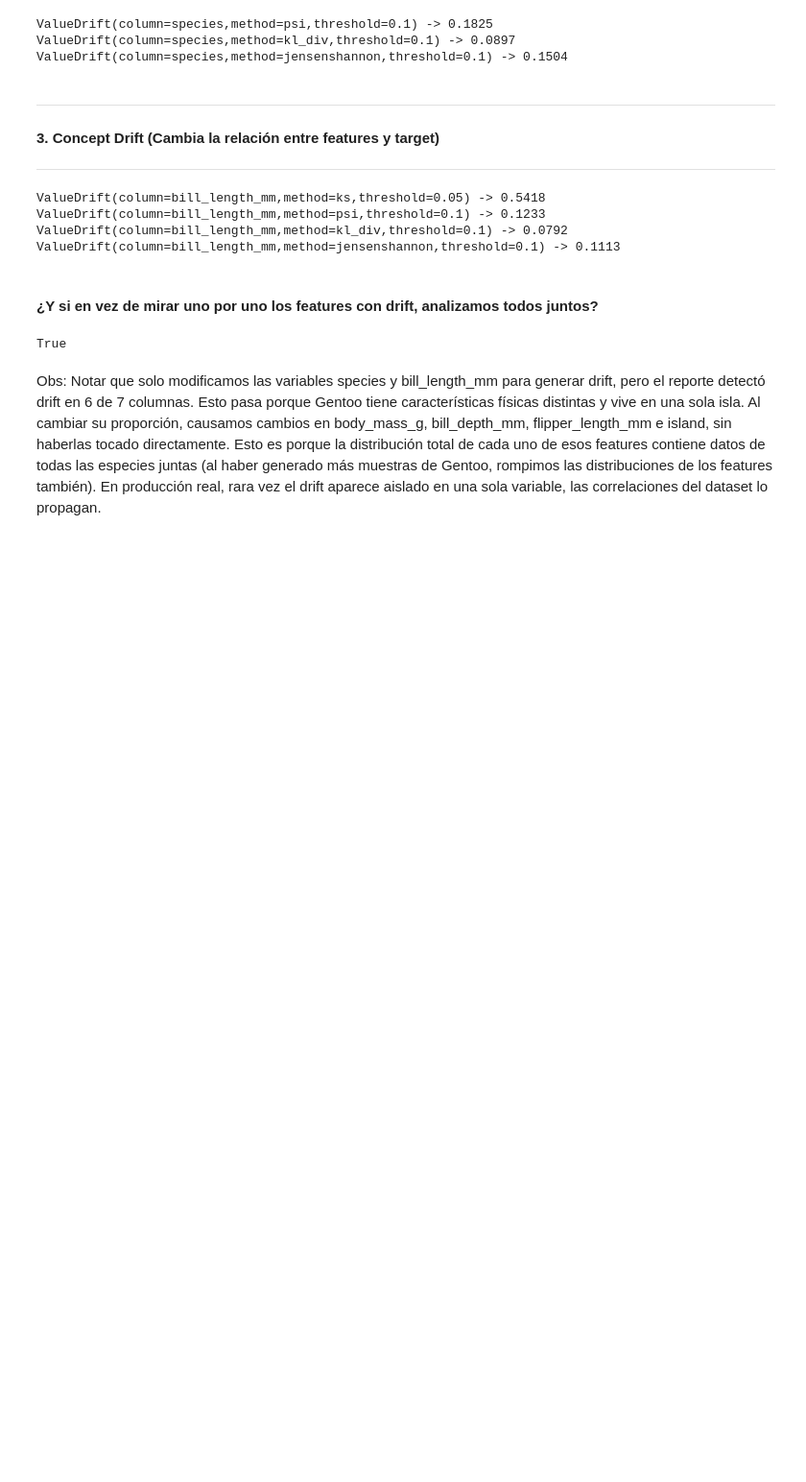
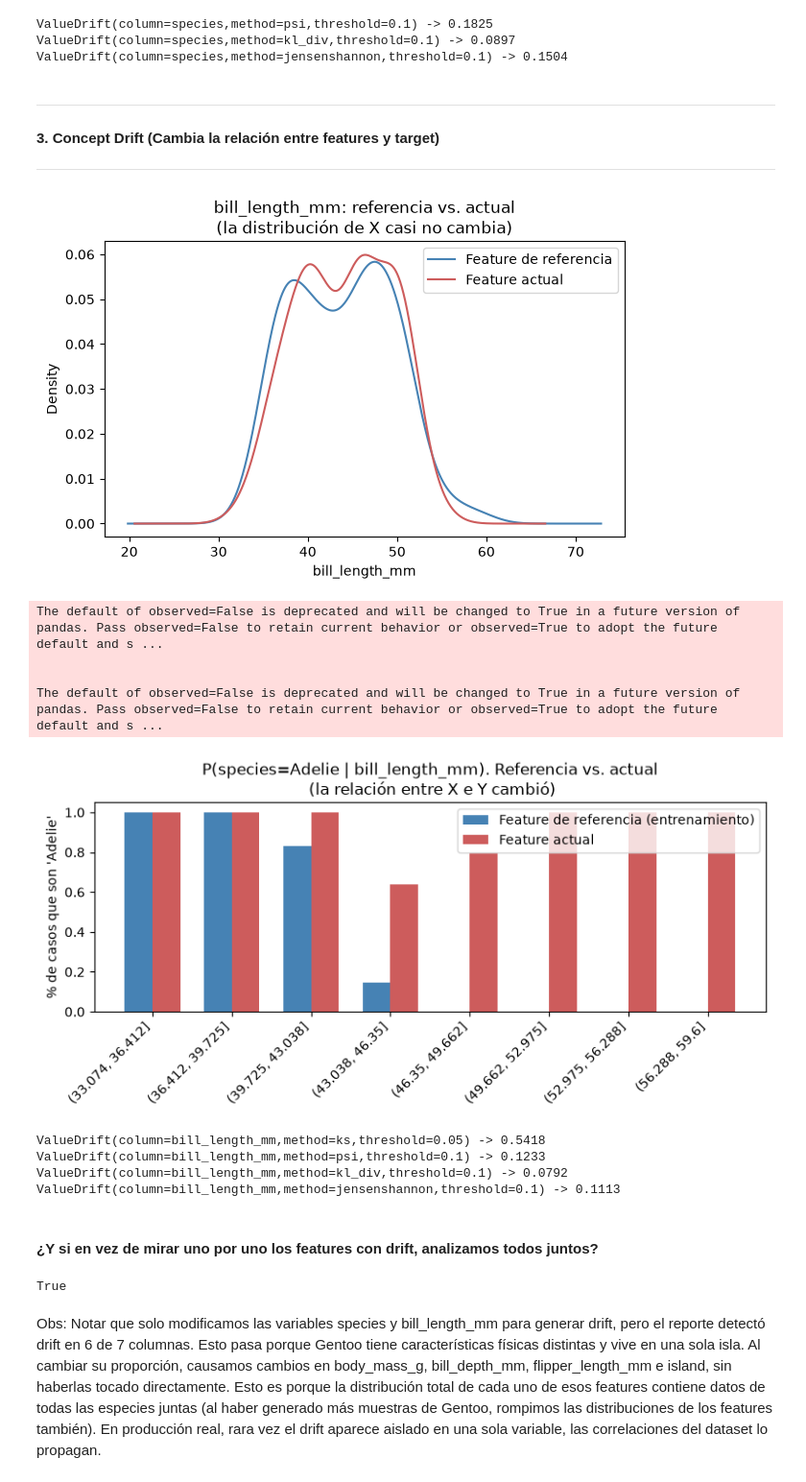
Before and after one commit to FIUBA-Posgrado-Inteligencia-Artificial/CEIA_Analisis_de_datos_II, a Jupyter notebook: notebooks/clase_03_deteccion_drift.ipynb, the cells around one changed output. Shown at 96% size. Saved outputs shown, nothing was run; the diff lists cells and outputs as text; code cells hidden in the pictures; blank space fills up the shorter version.

Commit message:
Agregue aclaraciones en notebook drift

```diff
--- a/notebooks/clase_03_deteccion_drift.ipynb
+++ b/notebooks/clase_03_deteccion_drift.ipynb
@@ -168,30 +168,69 @@ ValueDrift(column=species,method=jensenshannon,threshold=0.1) -> 0.1504
 # %%
 # Invertimos la relación entre bill_length_mm y species
 concept_drift = actual_base.copy()
 concept_drift.loc[concept_drift["bill_length_mm"] > concept_drift["bill_length_mm"].median(), "species"] = "Adelie"
 
-# Defino el dataset de Evidently
-concept_dataset = Dataset.from_pandas(concept_drift, data_definition=DataDefinition())
 
-# Reporte
-report_concept = Report(metrics=[
-    ValueDrift(column="bill_length_mm", method="ks"),
-    ValueDrift(column="bill_length_mm", method="psi"),
-    ValueDrift(column="bill_length_mm", method="kl_div"),
-    ValueDrift(column="bill_length_mm", method="jensenshannon"),
-])
+fig, ax = plt.subplots(figsize=(7, 4))
+reference["bill_length_mm"].plot(kind="kde", label="Feature de referencia", ax=ax, color="steelblue")
+concept_drift["bill_length_mm"].plot(kind="kde", label="Feature actual", ax=ax, color="indianred")
+ax.set_title("bill_length_mm: referencia vs. actual\n(la distribución de X casi no cambia)")
+ax.set_xlabel("bill_length_mm")
+ax.legend()
+plt.show()
 
-# Ejecutamos
-resultado_concept = report_concept.run(concept_dataset, ref_dataset)
+def proporcion_adelie_por_bin(df, bins=8):
+    df = df.copy()
+    df["bin"] = pd.cut(df["bill_length_mm"], bins=bins)
+    return df.groupby("bin")["species"].apply(lambda s: (s == "Adelie").mean())
 
+prop_ref = proporcion_adelie_por_bin(reference)
+prop_concept = proporcion_adelie_por_bin(concept_drift)
 
-for m in resultado_concept.dict()["metrics"]:
-    print(m["metric_name"], "->", round(m["value"], 4))
+fig, ax = plt.subplots(figsize=(8, 4))
+x = np.arange(len(prop_ref))
+ancho = 0.35
+
+ax.bar(x - ancho/2, prop_ref.values, ancho, label="Feature de referencia (entrenamiento)", color="steelblue")
+ax.bar(x + ancho/2, prop_concept.values, ancho, label="Feature actual", color="indianred")
+
+ax.set_xticks(x)
+ax.set_xticklabels([str(i) for i in prop_ref.index], rotation=45, ha="right")
+ax.set_ylabel("% de casos que son 'Adelie'")
+ax.set_title("P(species=Adelie | bill_length_mm). Referencia vs. actual\n (la relación entre X e Y cambió)")
+ax.legend()
+plt.tight_layout()
+plt.show()
 # %% [output]
+[figure, added]
-ValueDrift(column=bill_length_mm,method=ks,threshold=0.05) -> 0.5418
-ValueDrift(column=bill_length_mm,method=psi,threshold=0.1) -> 0.1233
-ValueDrift(column=bill_length_mm,method=kl_div,threshold=0.1) -> 0.0792
-ValueDrift(column=bill_length_mm,method=jensenshannon,threshold=0.1) -> 0.1113
+The default of observed=False is deprecated and will be changed to True in a future version of pandas. Pass observed=False to retain current behavior or observed=True to adopt the future default and s ...
+
+
+The default of observed=False is deprecated and will be changed to True in a future version of pandas. Pass observed=False to retain current behavior or observed=True to adopt the future default and s ...
+[figure, added]
+# %%
+# Defino el dataset de Evidently
+concept_dataset = Dataset.from_pandas(concept_drift, data_definition=DataDefinition())
+
+# Reporte
+report_concept = Report(metrics=[
+    ValueDrift(column="bill_length_mm", method="ks"),
+    ValueDrift(column="bill_length_mm", method="psi"),
+    ValueDrift(column="bill_length_mm", method="kl_div"),
+    ValueDrift(column="bill_length_mm", method="jensenshannon"),
+])
+
+# Ejecutamos
+resultado_concept = report_concept.run(concept_dataset, ref_dataset)
+
+
+for m in resultado_concept.dict()["metrics"]:
+    print(m["metric_name"], "->", round(m["value"], 4))
+# %% [output]
+ValueDrift(column=bill_length_mm,method=ks,threshold=0.05) -> 0.5418
+ValueDrift(column=bill_length_mm,method=psi,threshold=0.1) -> 0.1233
+ValueDrift(column=bill_length_mm,method=kl_div,threshold=0.1) -> 0.0792
+ValueDrift(column=bill_length_mm,method=jensenshannon,threshold=0.1) -> 0.1113
 # %% [markdown]
 #### ¿Y si en vez de mirar uno por uno los features con drift, analizamos todos juntos?
 # %%
```
Also changed, not shown: parts of 5 cells of this notebook, 2 other files.
